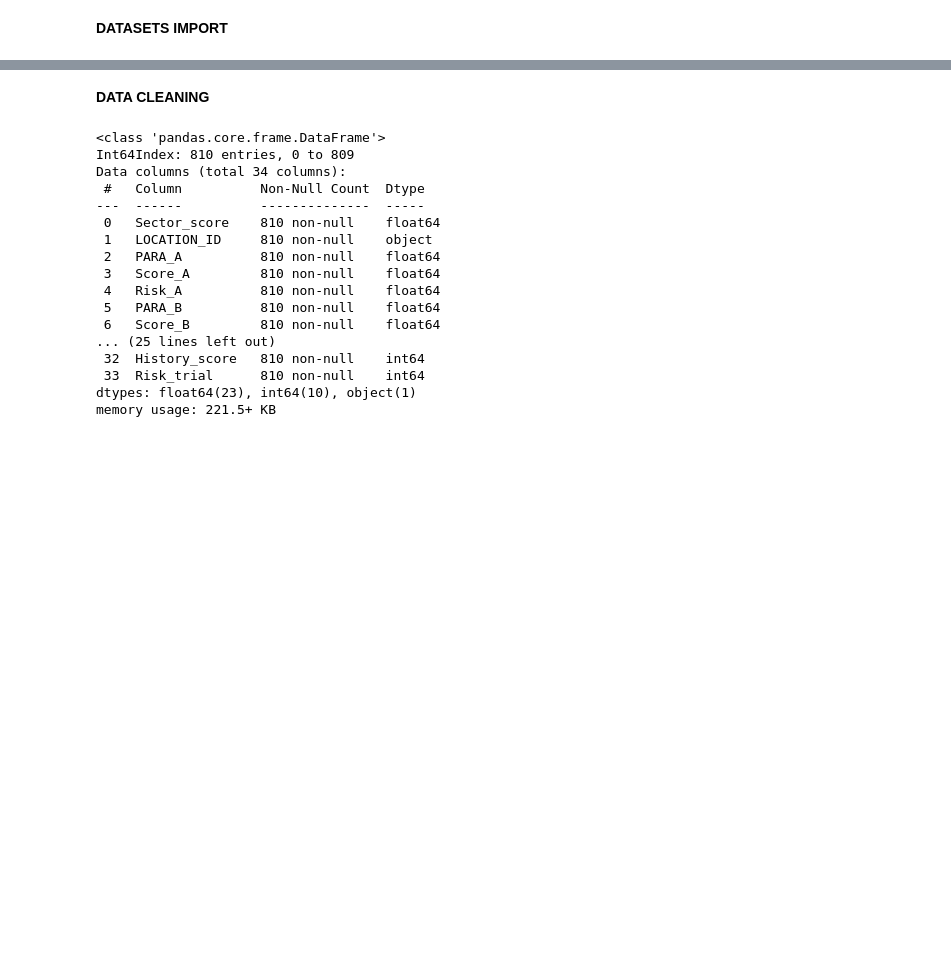
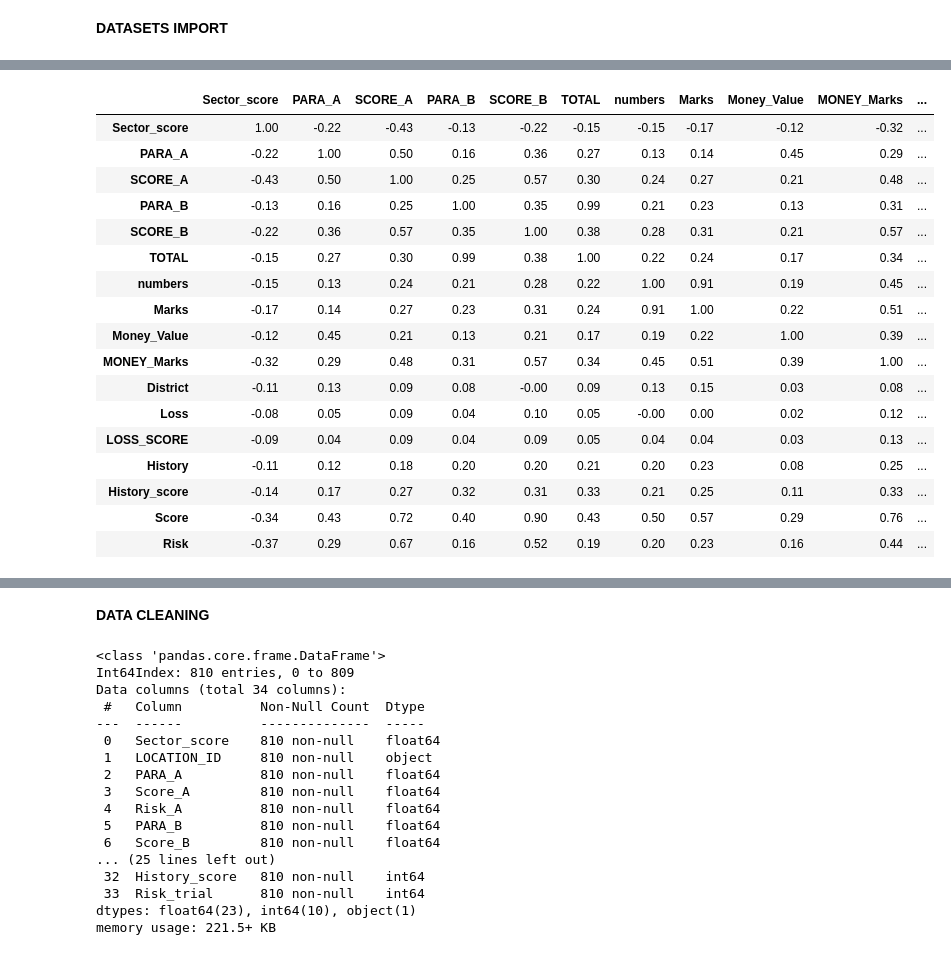
Before and after one commit to Elmira-Rakhmetova/ML-Audit-project, a Jupyter notebook: ML Audit Project.ipynb, the cells around one changed output, grey strips where cells are left out. Saved outputs shown, nothing was run; the diff lists cells and outputs as text; code cells hidden in the pictures; blank space fills up the shorter version.

```diff
--- a/ML Audit Project.ipynb
+++ b/ML Audit Project.ipynb
@@ -39,8 +12,0 @@ In order to proceed with the analysis, we decided to merge the 2 datasets. To do
-# %%
-trial.columns = ['Sector_score','LOCATION_ID', 'PARA_A', 'Score_A', 'PARA_B',
-       'Score_B',  'TOTAL', 'numbers', 'Marks',
-       'Money_Value', 'MONEY_Marks', 'District',
-       'Loss', 'LOSS_SCORE', 'History', 'History_score', 'Score', 'Risk_trial' ]
-# %%
-trial['Score_A'] = trial['Score_A']/10
-trial['Score_B'] = trial['Score_B']/10
@@ -65,0 +36,23 @@ Index(['Sector_score', 'LOCATION_ID', 'PARA_A', 'Score_A', 'Risk_A', 'PARA_B',
+# %%
+# what are the correlations between the variables?
+# we use standard correlation coefficient and Spearman rank correlation
+trial.corr(method='pearson').style.format('{:.2f}').background_gradient()
+# %% [output]
+|  | Sector_score | PARA_A | SCORE_A | PARA_B | SCORE_B | TOTAL | numbers | Marks | Money_Value | MONEY_Marks | ... |
+| Sector_score | 1.00 | -0.22 | -0.43 | -0.13 | -0.22 | -0.15 | -0.15 | -0.17 | -0.12 | -0.32 | ... |
+| PARA_A | -0.22 | 1.00 | 0.50 | 0.16 | 0.36 | 0.27 | 0.13 | 0.14 | 0.45 | 0.29 | ... |
+| SCORE_A | -0.43 | 0.50 | 1.00 | 0.25 | 0.57 | 0.30 | 0.24 | 0.27 | 0.21 | 0.48 | ... |
+| PARA_B | -0.13 | 0.16 | 0.25 | 1.00 | 0.35 | 0.99 | 0.21 | 0.23 | 0.13 | 0.31 | ... |
+| SCORE_B | -0.22 | 0.36 | 0.57 | 0.35 | 1.00 | 0.38 | 0.28 | 0.31 | 0.21 | 0.57 | ... |
+| TOTAL | -0.15 | 0.27 | 0.30 | 0.99 | 0.38 | 1.00 | 0.22 | 0.24 | 0.17 | 0.34 | ... |
+| numbers | -0.15 | 0.13 | 0.24 | 0.21 | 0.28 | 0.22 | 1.00 | 0.91 | 0.19 | 0.45 | ... |
+| Marks | -0.17 | 0.14 | 0.27 | 0.23 | 0.31 | 0.24 | 0.91 | 1.00 | 0.22 | 0.51 | ... |
+| Money_Value | -0.12 | 0.45 | 0.21 | 0.13 | 0.21 | 0.17 | 0.19 | 0.22 | 1.00 | 0.39 | ... |
+| MONEY_Marks | -0.32 | 0.29 | 0.48 | 0.31 | 0.57 | 0.34 | 0.45 | 0.51 | 0.39 | 1.00 | ... |
+| District | -0.11 | 0.13 | 0.09 | 0.08 | -0.00 | 0.09 | 0.13 | 0.15 | 0.03 | 0.08 | ... |
+| Loss | -0.08 | 0.05 | 0.09 | 0.04 | 0.10 | 0.05 | -0.00 | 0.00 | 0.02 | 0.12 | ... |
+| LOSS_SCORE | -0.09 | 0.04 | 0.09 | 0.04 | 0.09 | 0.05 | 0.04 | 0.04 | 0.03 | 0.13 | ... |
+| History | -0.11 | 0.12 | 0.18 | 0.20 | 0.20 | 0.21 | 0.20 | 0.23 | 0.08 | 0.25 | ... |
+| History_score | -0.14 | 0.17 | 0.27 | 0.32 | 0.31 | 0.33 | 0.21 | 0.25 | 0.11 | 0.33 | ... |
+| Score | -0.34 | 0.43 | 0.72 | 0.40 | 0.90 | 0.43 | 0.50 | 0.57 | 0.29 | 0.76 | ... |
+| Risk | -0.37 | 0.29 | 0.67 | 0.16 | 0.52 | 0.19 | 0.20 | 0.23 | 0.16 | 0.44 | ... |
```
Also changed, not shown: parts of 11 cells of this notebook.
